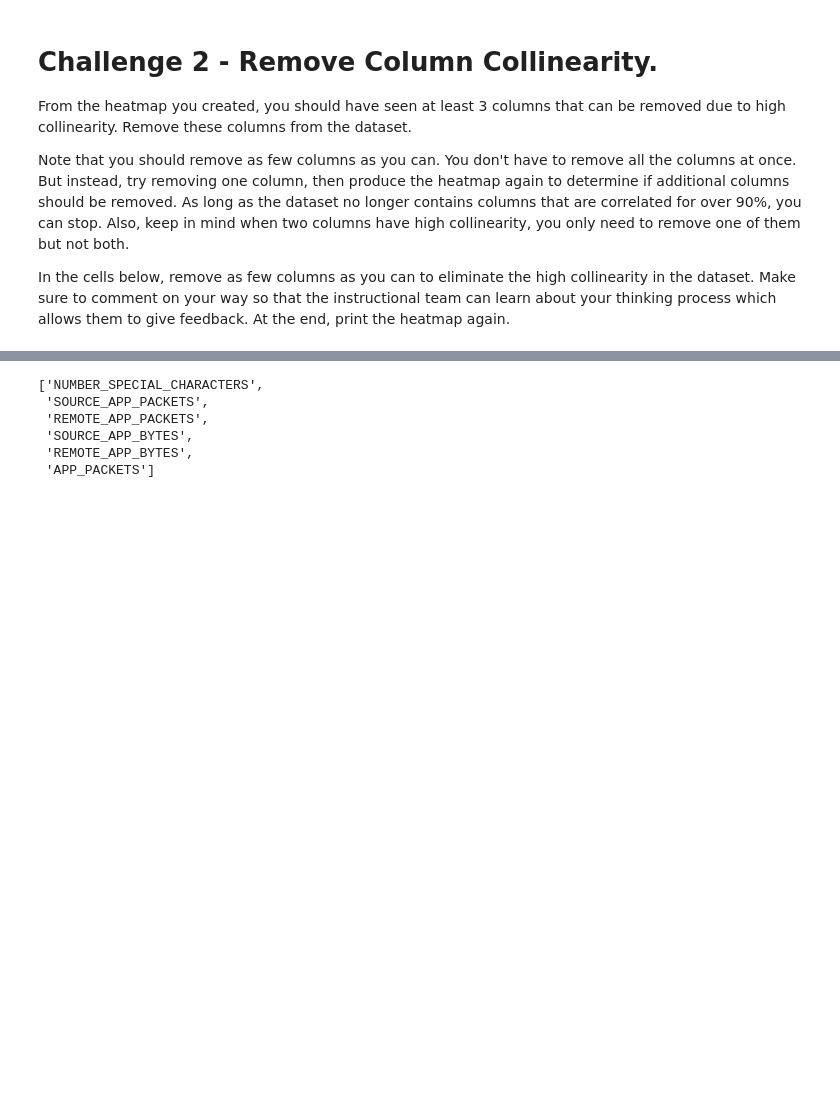
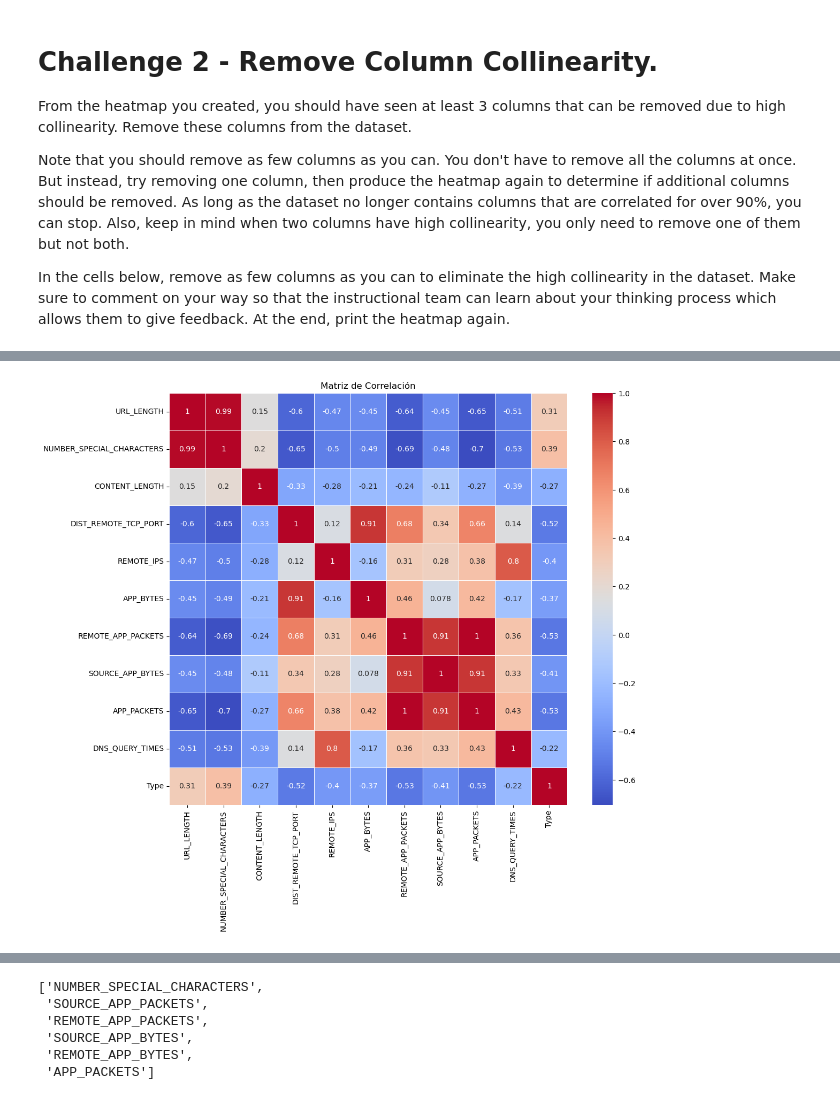
Before and after one commit to ih-datapt-mad/dataptmad0924_labs, a Jupyter notebook: module-3/supervised-learning/your-code/main.ipynb, the cells around one changed output, grey strips where cells are left out. Cells and saved outputs as stored; diff of their text form; code cells hidden in the pictures; blank space fills up the shorter version.

```diff
--- a/module-3/supervised-learning/your-code/main.ipynb
+++ b/module-3/supervised-learning/your-code/main.ipynb
@@ -179,0 +298,4 @@ numeric_cols
+# %%
+# Your code here
+numeric3 = correlation_matrix2.drop(columns=["REMOTE_APP_BYTES"])
+numeric3.info()
@@ -179,0 +321,11 @@ numeric_cols
+# %%
+# Calcular la matriz de correlación
+correlation_matrix3 = numeric3.corr()
+# %%
+# Crear el mapa de calor
+plt.figure(figsize=(12, 10))
+sns.heatmap(correlation_matrix3, annot=True, cmap='coolwarm', linewidths=0.5)
+plt.title('Matriz de Correlación')
+plt.show()
+# %% [output]
+[figure, added]
```
Also changed, not shown: parts of 72 cells of this notebook.
